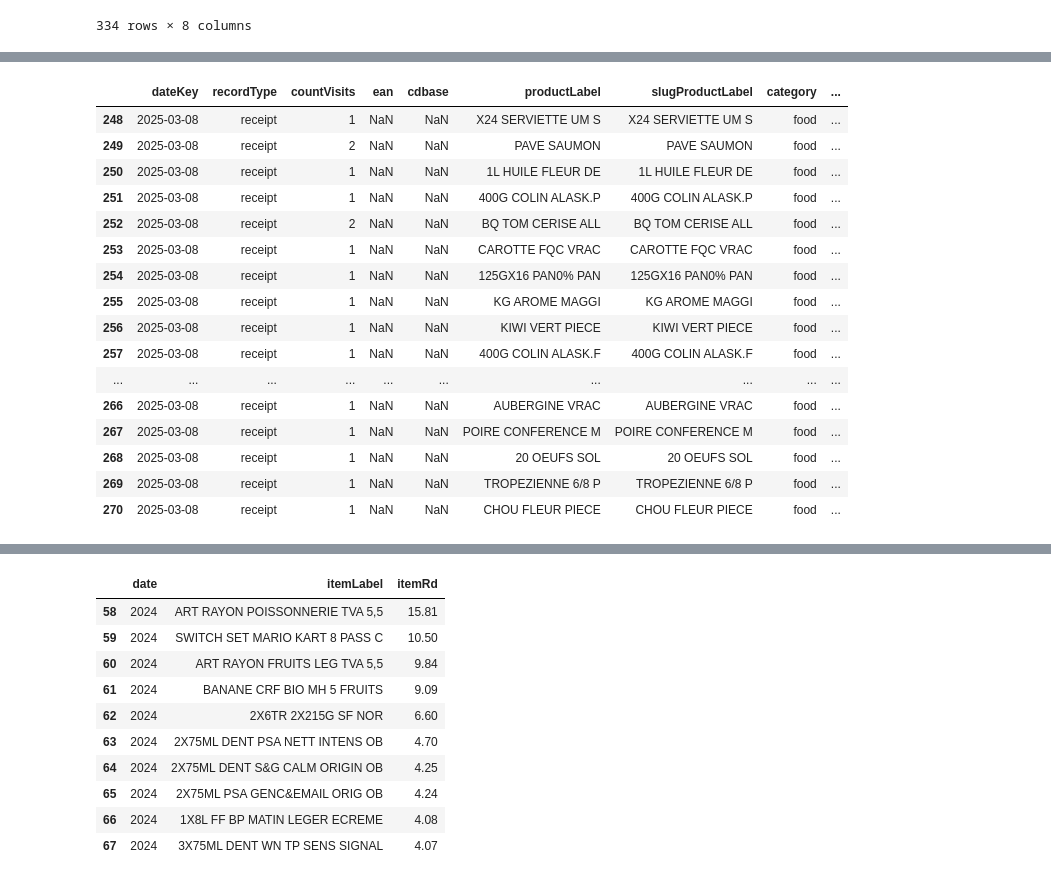
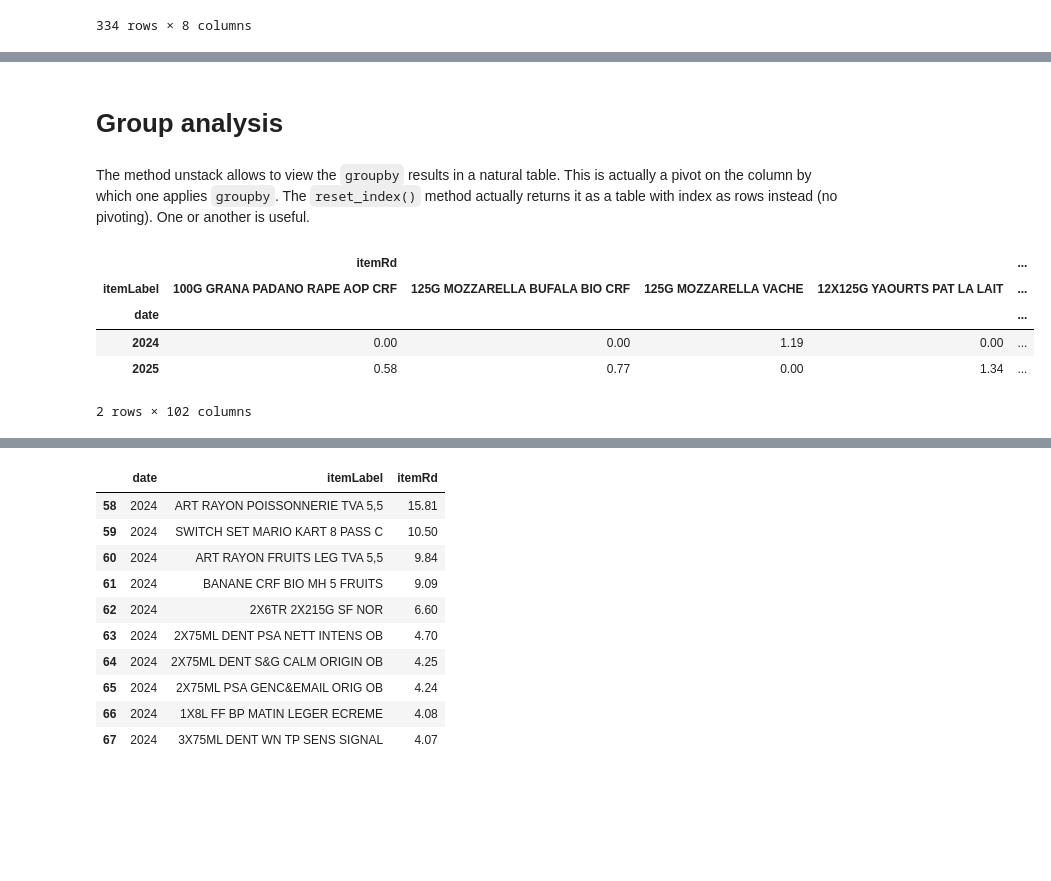
Before and after one commit to ChristopheVuong/carrefour_receipts, a Jupyter notebook: products_analysis.ipynb, the cells around one changed output, grey strips where cells are left out. Saved outputs shown, nothing was run; the diff lists cells and outputs as text; code cells hidden in the pictures; blank space fills up the shorter version.

```diff
--- a/products_analysis.ipynb
+++ b/products_analysis.ipynb
@@ -120,22 +99,16 @@ df_prod[df_prod.productLabel.str.contains('DAURADE')]
-# %%
-df_prod.query("dateKey == @pd.to_datetime('2025-03-08')")
-# %% [output]
-|  | dateKey | recordType | countVisits | ean | cdbase | productLabel | slugProductLabel | category | ... |
-| 248 | 2025-03-08 | receipt | 1 | NaN | NaN | X24 SERVIETTE UM S | X24 SERVIETTE UM S | food | ... |
-| 249 | 2025-03-08 | receipt | 2 | NaN | NaN | PAVE SAUMON | PAVE SAUMON | food | ... |
-| 250 | 2025-03-08 | receipt | 1 | NaN | NaN | 1L HUILE FLEUR DE | 1L HUILE FLEUR DE | food | ... |
-| 251 | 2025-03-08 | receipt | 1 | NaN | NaN | 400G COLIN ALASK.P | 400G COLIN ALASK.P | food | ... |
-| 252 | 2025-03-08 | receipt | 2 | NaN | NaN | BQ TOM CERISE ALL | BQ TOM CERISE ALL | food | ... |
-| 253 | 2025-03-08 | receipt | 1 | NaN | NaN | CAROTTE FQC VRAC | CAROTTE FQC VRAC | food | ... |
-| 254 | 2025-03-08 | receipt | 1 | NaN | NaN | 125GX16 PAN0% PAN | 125GX16 PAN0% PAN | food | ... |
-| 255 | 2025-03-08 | receipt | 1 | NaN | NaN | KG AROME MAGGI | KG AROME MAGGI | food | ... |
-| 256 | 2025-03-08 | receipt | 1 | NaN | NaN | KIWI VERT PIECE | KIWI VERT PIECE | food | ... |
-| 257 | 2025-03-08 | receipt | 1 | NaN | NaN | 400G COLIN ALASK.F | 400G COLIN ALASK.F | food | ... |
-| ... | ... | ... | ... | ... | ... | ... | ... | ... | ... |
-| 266 | 2025-03-08 | receipt | 1 | NaN | NaN | AUBERGINE VRAC | AUBERGINE VRAC | food | ... |
-| 267 | 2025-03-08 | receipt | 1 | NaN | NaN | POIRE CONFERENCE M | POIRE CONFERENCE M | food | ... |
-| 268 | 2025-03-08 | receipt | 1 | NaN | NaN | 20 OEUFS SOL | 20 OEUFS SOL | food | ... |
-| 269 | 2025-03-08 | receipt | 1 | NaN | NaN | TROPEZIENNE 6/8 P | TROPEZIENNE 6/8 P | food | ... |
-| 270 | 2025-03-08 | receipt | 1 | NaN | NaN | CHOU FLEUR PIECE | CHOU FLEUR PIECE | food | ... |
+# %% [markdown]
+# Group analysis
+# %% [markdown]
+The method unstack allows to view the `groupby` results in a natural table. This is actually a pivot on the column by which one applies `groupby`.
+The `reset_index()` method actually returns it as a table with index as rows instead (no pivoting). One or another is useful.
+# %%
+df_loyalty[['itemLabel', 'date', 'loyaltyOperation', 'itemRd']].groupby(by=[df_loyalty.date.dt.year, 'itemLabel'], sort=True).sum(numeric_only=True).sort_values(by=['date', 'itemRd'], ascending = [False, False]).unstack(fill_value=0)
+# %% [output]
+|  | itemRd |  |  |  | ... |
+| itemLabel | 100G GRANA PADANO RAPE AOP CRF | 125G MOZZARELLA BUFALA BIO CRF | 125G MOZZARELLA VACHE | 12X125G YAOURTS PAT LA LAIT | ... |
+| date |  |  |  |  | ... |
+| 2024 | 0.00 | 0.00 | 1.19 | 0.00 | ... |
+| 2025 | 0.58 | 0.77 | 0.00 | 1.34 | ... |
+2 rows × 102 columns
 # %%
 grouped_loyalty_year = df_loyalty[['itemLabel', 'date', 'loyaltyOperation', 'itemRd']].groupby(by=[df_loyalty.date.dt.year, 'itemLabel'], sort=True).sum(numeric_only=True).sort_values(by=['date', 'itemRd'], ascending = [False, False]).reset_index()
```
Also changed, not shown: parts of 13 cells of this notebook, 5 other files.
